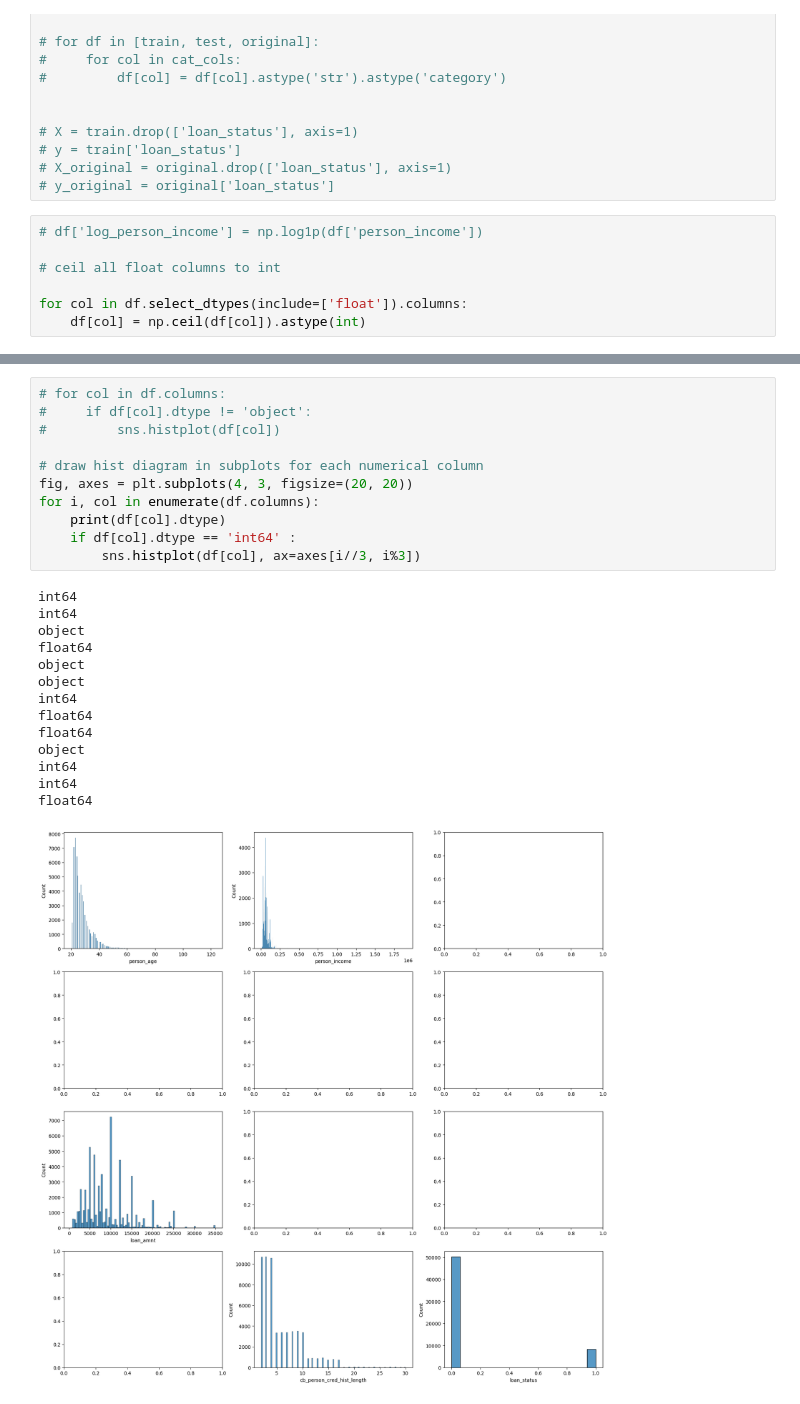
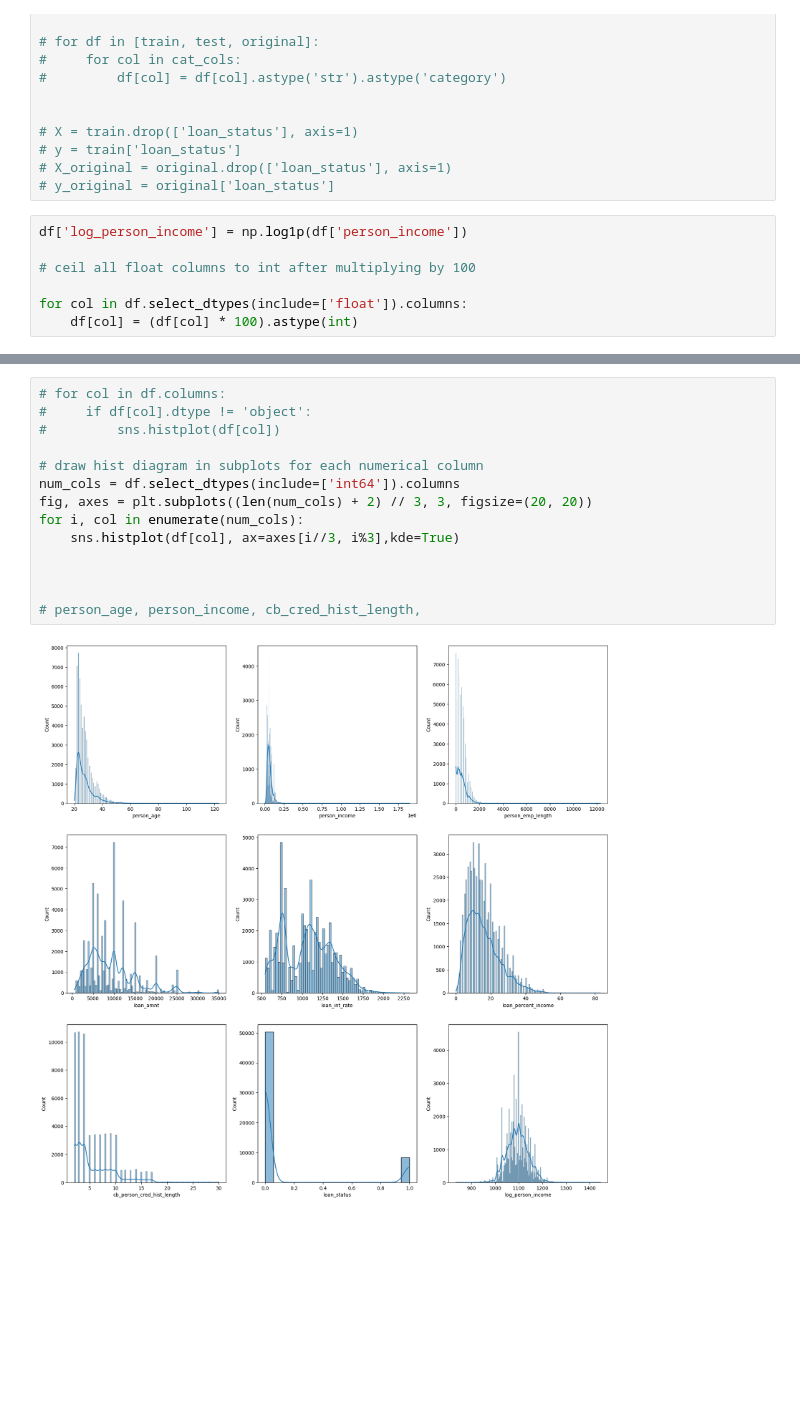
Before and after one commit to SurajAiri/kaggle_loan_approval_prediction, a Jupyter notebook: notebook/feat_engg1.ipynb, the cells around one changed output, grey strips where cells are left out. Drawn from its saved outputs; the diff is of its cells as text; blank space fills up the shorter version.

```diff
--- a/notebook/feat_engg1.ipynb
+++ b/notebook/feat_engg1.ipynb
@@ -43,12 +43,12 @@ df = pd.read_csv('../dataset/train.csv', index_col='id')
 # X_original = original.drop(['loan_status'], axis=1)
 # y_original = original['loan_status']
 # %%
-# df['log_person_income'] = np.log1p(df['person_income'])
+df['log_person_income'] = np.log1p(df['person_income'])
 
-# ceil all float columns to int
+# ceil all float columns to int after multiplying by 100
 
 for col in df.select_dtypes(include=['float']).columns:
-    df[col] = np.ceil(df[col]).astype(int)
+    df[col] = (df[col] * 100).astype(int)
 # %%
 import seaborn as sns
 
@@ -64,26 +80,16 @@ sns.histplot(df['log_person_income'])
 # %%
 # for col in df.columns:
 #     if df[col].dtype != 'object':
 #         sns.histplot(df[col])
 
 # draw hist diagram in subplots for each numerical column
-fig, axes = plt.subplots(4, 3, figsize=(20, 20))
-for i, col in enumerate(df.columns):
-    print(df[col].dtype)
-    if df[col].dtype == 'int64' :
-        sns.histplot(df[col], ax=axes[i//3, i%3])
+num_cols = df.select_dtypes(include=['int64']).columns
+fig, axes = plt.subplots((len(num_cols) + 2) // 3, 3, figsize=(20, 20))
+for i, col in enumerate(num_cols):
+    sns.histplot(df[col], ax=axes[i//3, i%3],kde=True)
+
+
+
+# person_age, person_income, cb_cred_hist_length,
 # %% [output]
-int64
-int64
-object
-float64
-object
-object
-int64
-float64
-float64
-object
-int64
-int64
-float64
-[figure, old version]
+[figure, new version]
```
Also changed, not shown: parts of 17 cells of this notebook, 14 other files.
